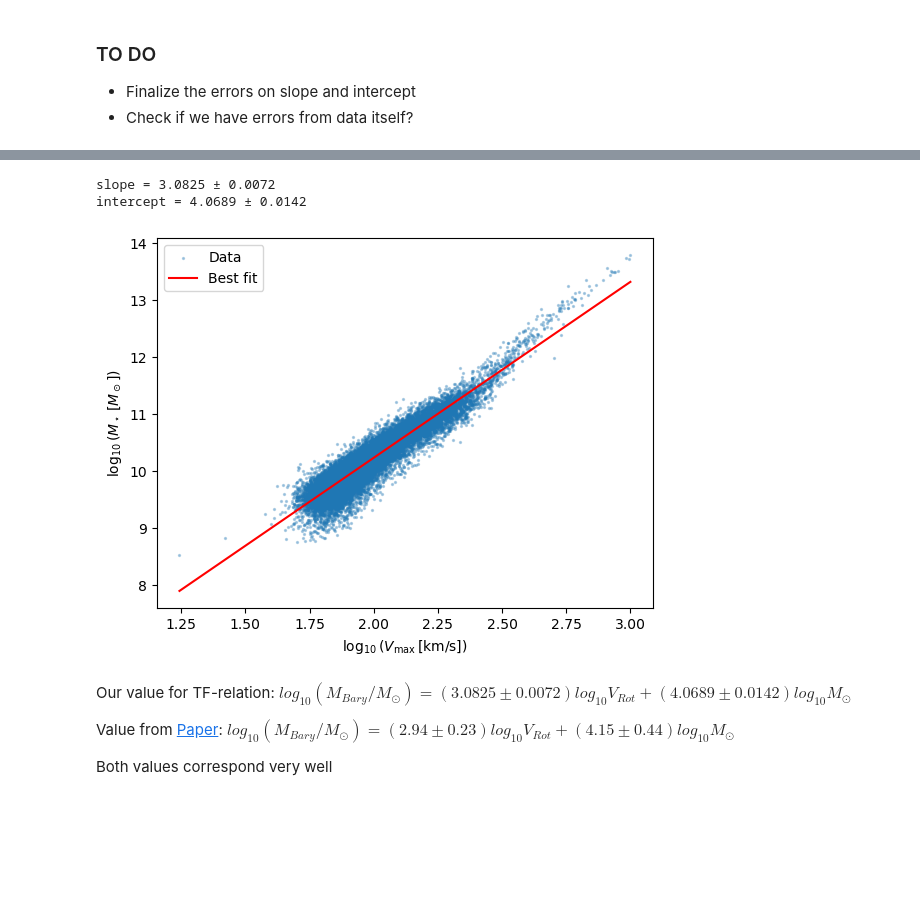
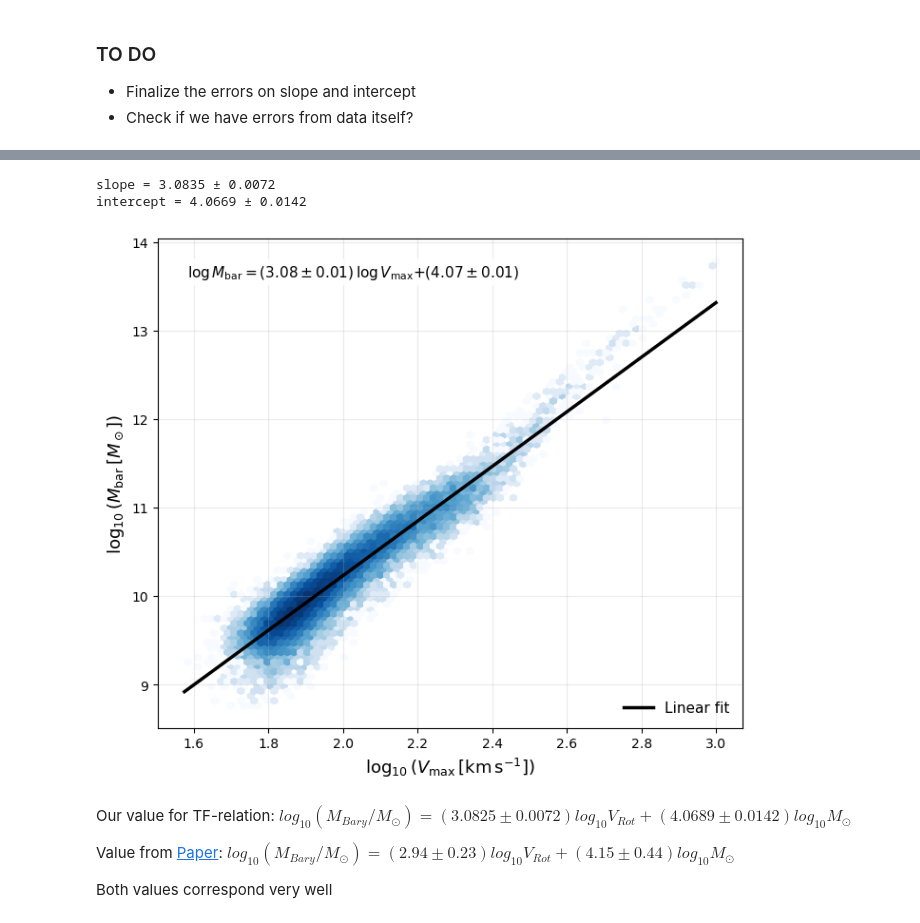
Before and after one commit to gvansan/TANA_notebooks, a Jupyter notebook: Project/part2_updated.ipynb, the cells around one changed output, grey strips where cells are left out. Cells and saved outputs as stored; diff of their text form; code cells hidden in the pictures; blank space fills up the shorter version.

```diff
--- a/Project/part2_updated.ipynb
+++ b/Project/part2_updated.ipynb
@@ -686,26 +732,61 @@ plt.show()
 # %%
-#Fit the relation
-coeff, cov = np.polyfit(np.log10(Vmax_central), np.log10(Mbar_central), deg=1, cov=True)
+# --- Fit (unchanged)
+coeff, cov = np.polyfit(np.log10(Vmax_central),
+                        np.log10(Mbar_central),
+                        deg=1, cov=True)
+
 slope, intercept = coeff
-slope_err, intercept_err = np.sqrt(np.diag(cov)) #covariance matrix
+slope_err, intercept_err = np.sqrt(np.diag(cov))
 
-print(f"slope = {slope:.4f} \u00B1 {slope_err:.4f}")
-print(f"intercept = {intercept:.4f} \u00B1 {intercept_err:.4f}")
+print(f"slope = {slope:.4f} ± {slope_err:.4f}")
+print(f"intercept = {intercept:.4f} ± {intercept_err:.4f}")
 
-x = np.linspace(np.min(np.log10(Vmax_central)), np.max(np.log10(Vmax_central)), 100)
-y = slope*x + intercept
+x = np.linspace(np.min(np.log10(Vmax_central)),
+                np.max(np.log10(Vmax_central)), 200)
+y = slope * x + intercept
 
-plt.scatter(np.log10(Vmax_central), np.log10(Mbar_central), s=2, alpha=0.3, label="Data")
-plt.plot(x, y, color='red', label="Best fit")
-plt.xlabel(r'$\log_{10}(V_{\rm max}\,[\mathrm{km/s}])$')
-plt.ylabel(r'$\log_{10}(M_\star\,[M_\odot])$')
-plt.legend()
-plt.savefig("Images/TF-relation-fit")
+# --- Plot
+plt.figure(figsize=(7,6))
+
+plt.hexbin(np.log10(Vmax_central),
+           np.log10(Mbar_central),
+           gridsize=80,
+           bins='log',
+           cmap='Blues')
+
+
+plt.plot(x, y,
+         color="black",
+         lw=2.5,
+         label="Linear fit")
+
+# Annotation box
+text = (
+    rf"$\log M_{{\rm bar}} = ({slope:.2f} \pm {slope_err:.2f})\,\log V_{{\rm max}}$"
+    rf"$+ ({intercept:.2f} \pm {intercept_err:.2f})$"
+)
+
+plt.text(0.05, 0.95, text,
+         transform=plt.gca().transAxes,
+         fontsize=11,
+         verticalalignment="top",
+         bbox=dict(boxstyle="round", facecolor="white", alpha=0.9, edgecolor="none"))
+
+# Labels
+plt.xlabel(r'$\log_{10}(V_{\rm max}\,[\mathrm{km\,s^{-1}}])$', fontsize=13)
+plt.ylabel(r'$\log_{10}(M_{\rm bar}\,[M_\odot])$', fontsize=13)
+
+# Cosmetics
+plt.grid(alpha=0.25)
+plt.legend(frameon=False, fontsize=11, loc= 'lower right')
+plt.tight_layout()
+
+plt.savefig("Images/TF-relation-fit", dpi=300)
 plt.show()
 # %% [output]
-slope = 3.0825 ± 0.0072
-intercept = 4.0689 ± 0.0142
+slope = 3.0835 ± 0.0072
+intercept = 4.0669 ± 0.0142
-[figure, old version]
+[figure, new version]
 # %% [markdown]
 Our value for TF-relation:
 $log_{10}(M_{Bary}/M_{\odot}) = (3.0825\pm0.0072)log_{10}V_{Rot} + (4.0689\pm0.0142)log_{10}M_{\odot}$
```
Also changed, not shown: parts of 9 cells of this notebook, 7 other files.
